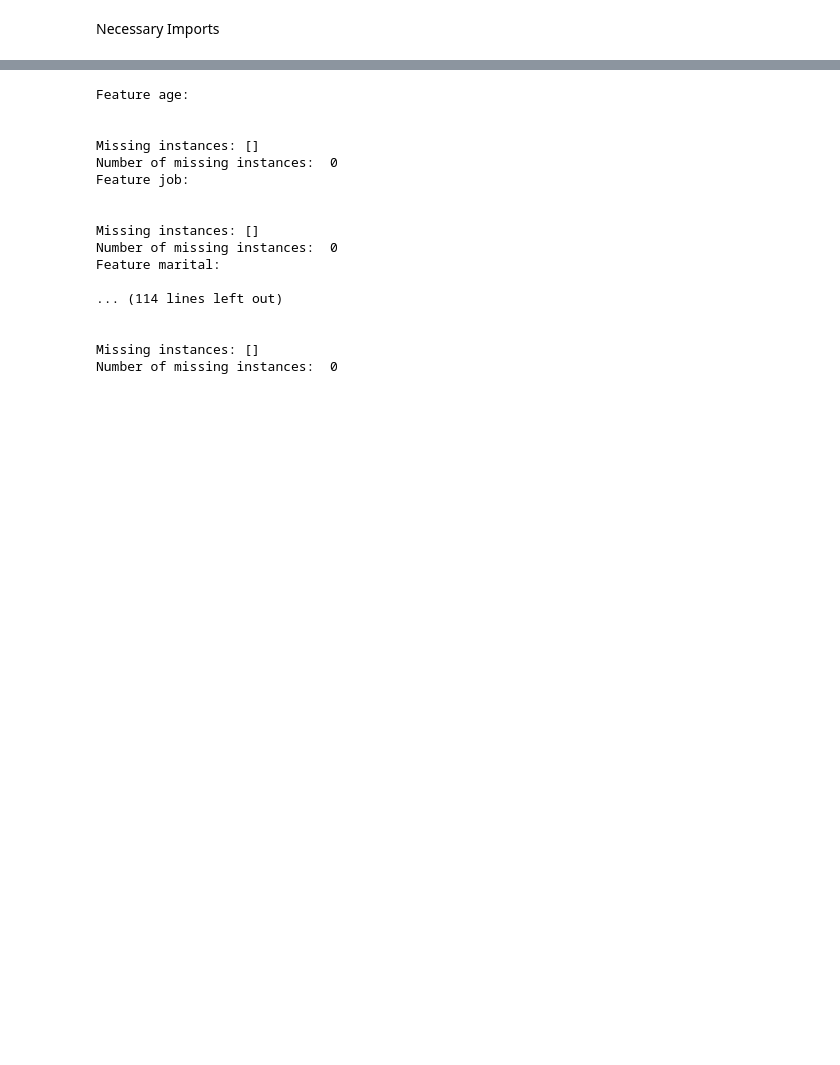
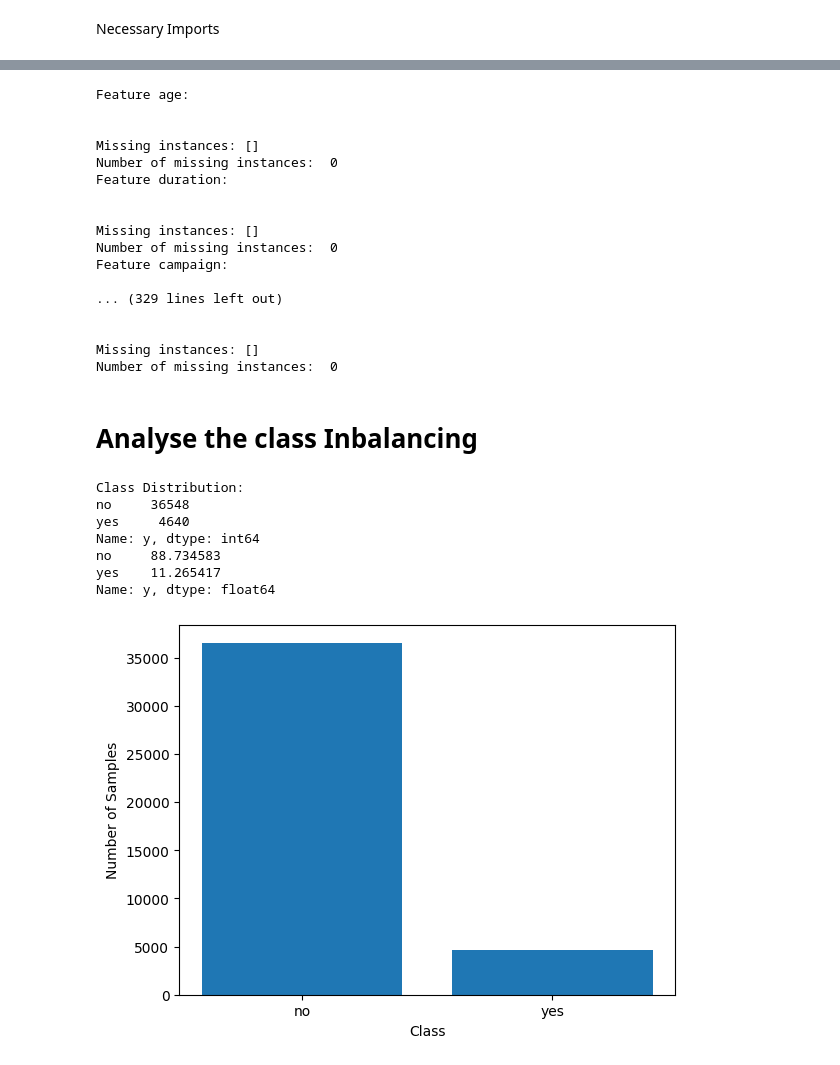
Before and after one commit to Waqasii/BestFeatureSelectionUsingGA, a Jupyter notebook: FeatureSelectionUsingGA.ipynb, the cells around one changed output, grey strips where cells are left out. Drawn from its saved outputs; the diff is of its cells as text; code cells hidden in the pictures; blank space fills up the shorter version.

```diff
--- a/FeatureSelectionUsingGA.ipynb
+++ b/FeatureSelectionUsingGA.ipynb
@@ -22,8 +24,8 @@ Load the data
 # %%
-dataframe = pd.read_csv('bank-additional-full.csv', sep=";")
-
-print(dataframe.shape)
-print(dataframe.columns)
+dataframe = pd.read_csv('sample_data/bank-additional-full.csv', sep=";")
+GLOBAL_ACCURACY = 0.80
+# print(dataframe.shape)
+# print(dataframe.columns)
 # dataframe = pd.get_dummies(dataframe)
 # print(dataframe.shape)
 # print(dataframe.columns)
@@ -70,7 +66,7 @@ def convert_to_numeric(dataframe):
     return dataframe
 
 
-dataframe = convert_to_numeric(dataframe)
+
 
 # GETTER FOR UNIQUE VALUES
 def get_uniques(dataframe):
@@ -78,5 +74,17 @@ def get_uniques(dataframe):
 
         print(f"Feature {feature}: \n{list(pd.Series(dataframe[feature]).unique())}")
 
-get_uniques(dataframe)
+
+
+# Encode the categorical variables using One-Hot Encoding
+dataframe = pd.get_dummies(dataframe, columns=["job", "marital", "education", "default", "housing", "loan", "contact", "month", "day_of_week", "poutcome"])
+
+
+# dataframe = convert_to_numeric(dataframe)
+# # Remove any rows with missing values
+# dataframe = dataframe.dropna()
+
+# get_uniques(dataframe)
+
+print(dataframe.isnull().sum())
 # %% [output]
@@ -125,15 +119,47 @@ Feature age:
 
 Missing instances: []
 Number of missing instances:  0
-Feature job:
+Feature duration:
 
 
 Missing instances: []
 Number of missing instances:  0
-Feature marital:
+Feature campaign:
 
-... (114 lines left out)
+... (329 lines left out)
 
 
 Missing instances: []
 Number of missing instances:  0
+# %% [markdown]
+# Analyse the class Inbalancing
+# %%
+import pandas as pd
+import matplotlib.pyplot as plt
+
+
+# Count the number of samples in each class
+class_counts = dataframe['y'].value_counts()
+
+# Calculate the percentage of samples in each class
+class_percents = class_counts / len(dataframe) * 100
+
+# Print the class distribution
+print('Class Distribution:')
+print(class_counts)
+print(class_percents)
+
+# Plot a bar chart of the class distribution
+plt.bar(class_counts.index, class_counts.values)
+plt.xlabel('Class')
+plt.ylabel('Number of Samples')
+plt.show()
+# %% [output]
+Class Distribution:
+no     36548
+yes     4640
+Name: y, dtype: int64
+no     88.734583
+yes    11.265417
+Name: y, dtype: float64
+[figure, added]
```
Also changed, not shown: parts of 40 cells of this notebook.
